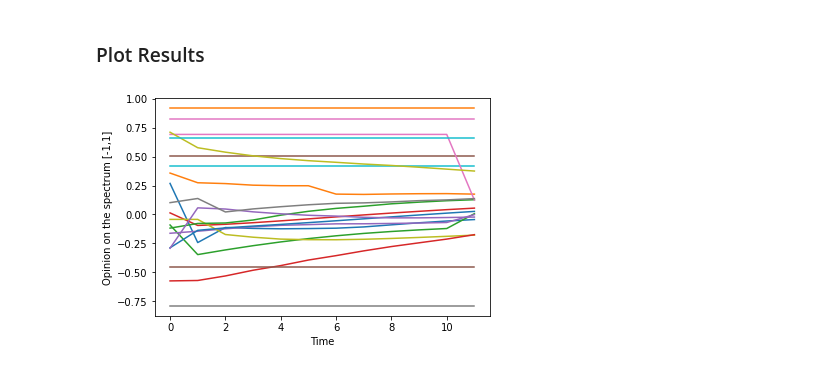
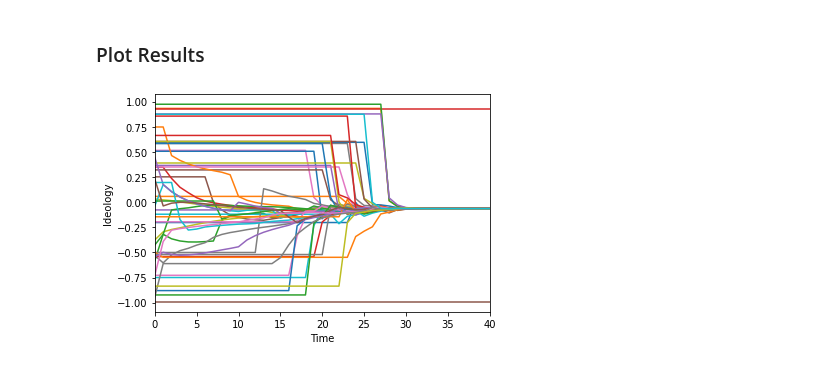
Before and after one commit to nwlandry/hypercontagion, a Jupyter notebook: demos/Library-Demo.ipynb, the cells around one changed output. Drawn from its saved outputs; the diff is of its cells as text; code cells hidden in the pictures.

```diff
--- a/demos/Library-Demo.ipynb
+++ b/demos/Library-Demo.ipynb
@@ -146,14 +155,17 @@ plt.show()
 ### Run Simulation
 # %%
 initial_states = np.random.uniform(low=-1.0, high=1.0, size=n)
-t, states_HK = hc.synchronous_update_continuous_state_1D(H, initial_states, tmin=0, tmax=10)
+t, states_HK = hc.synchronous_update_continuous_state_1D(H, initial_states, tmin=0, tmax=100)
 # %% [markdown]
 ### Plot Results
 # %%
 plt.figure()
-plt.plot(t, states_HK[::50,:].T)
+plt.plot(t, states_HK[::20,:].T)
 plt.xlabel("Time")
-plt.ylabel("Opinion on the spectrum [-1,1]")
+plt.ylabel("Ideology")
+plt.xlim([0, 40])
+plt.savefig("../Figures/hk_model.pdf", dpi=1000)
+plt.savefig("../Figures/hk_model.png", dpi=1000)
 plt.show()
 # %% [output]
-[figure, old version]
+[figure, new version]
```
Also changed, not shown: parts of 8 cells of this notebook, 16 other files.
